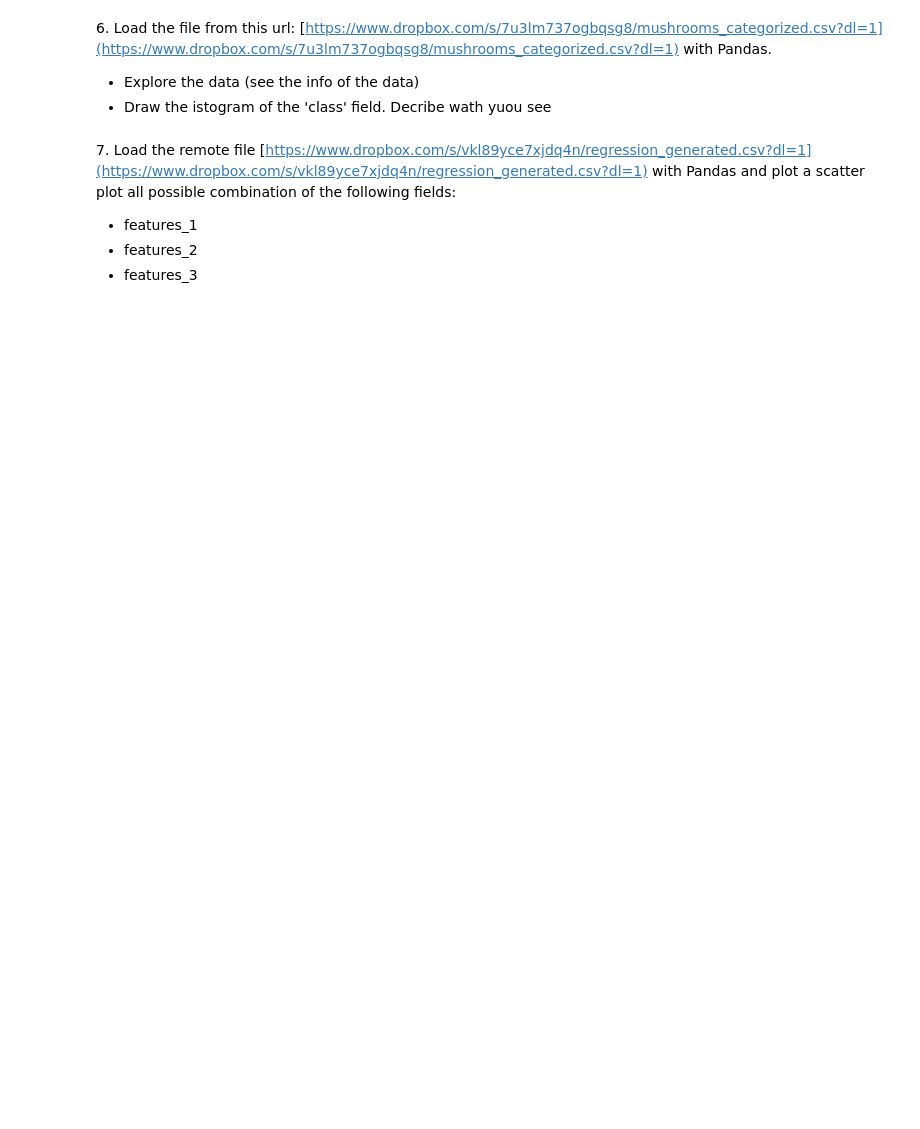
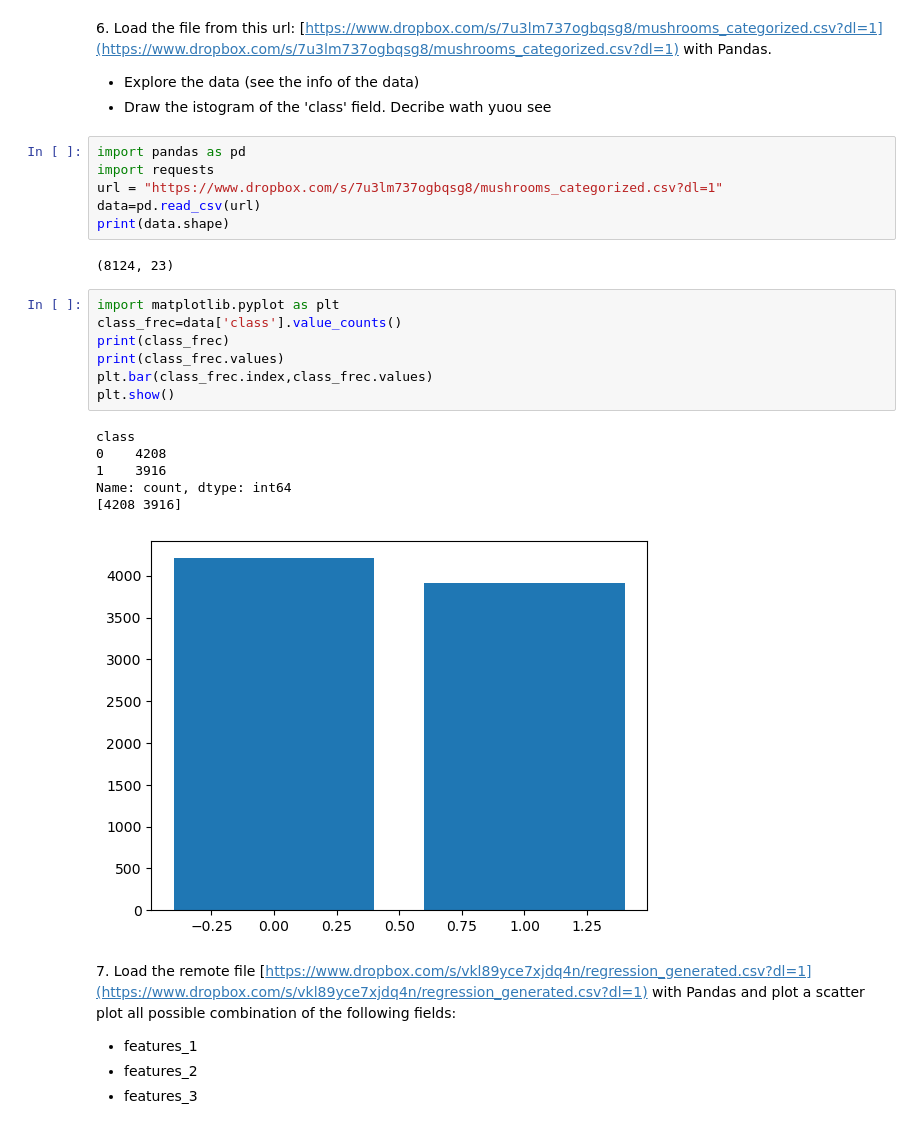
Before and after one commit to EstebanCardenas2001/LaboratoryOfComputationalPhysics_Y8, a Jupyter notebook: 05ex_OSEMN.ipynb, the cells around one changed output. Drawn from its saved outputs; the diff is of its cells as text; blank space fills up the shorter version.

```diff
--- a/05ex_OSEMN.ipynb
+++ b/05ex_OSEMN.ipynb
@@ -97,6 +104,28 @@ print (data)
 6\. Load the file from this url: [https://www.dropbox.com/s/7u3lm737ogbqsg8/mushrooms_categorized.csv?dl=1](https://www.dropbox.com/s/7u3lm737ogbqsg8/mushrooms_categorized.csv?dl=1) with Pandas.
 + Explore the data (see the info of the data)
 + Draw the istogram of the 'class' field. Decribe wath yuou see
+# %%
+import pandas as pd
+import requests
+url = "https://www.dropbox.com/s/7u3lm737ogbqsg8/mushrooms_categorized.csv?dl=1"
+data=pd.read_csv(url)
+print(data.shape)
+# %% [output]
+(8124, 23)
+# %%
+import matplotlib.pyplot as plt
+class_frec=data['class'].value_counts()
+print(class_frec)
+print(class_frec.values)
+plt.bar(class_frec.index,class_frec.values)
+plt.show()
+# %% [output]
+class
+0    4208
+1    3916
+Name: count, dtype: int64
+[4208 3916]
+[figure, added]
 # %% [markdown]
 7\. Load the remote file [https://www.dropbox.com/s/vkl89yce7xjdq4n/regression_generated.csv?dl=1](https://www.dropbox.com/s/vkl89yce7xjdq4n/regression_generated.csv?dl=1) with Pandas and plot a scatter plot all possible combination of the following fields:
 
```
Also changed, not shown: parts of 8 cells of this notebook, 6 other files.
